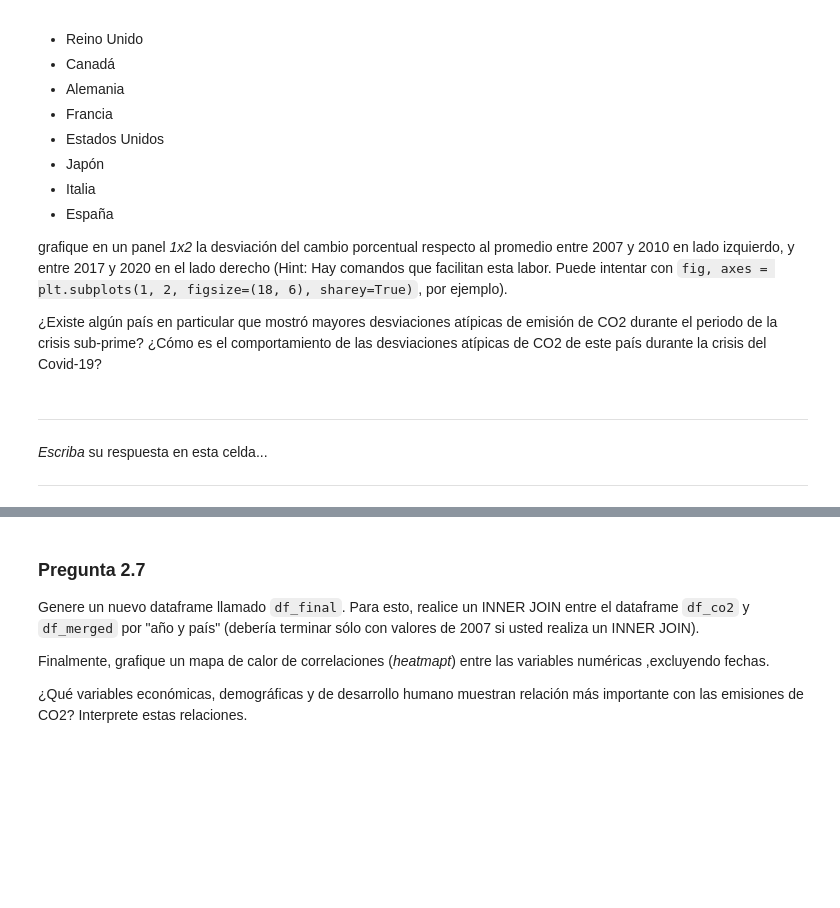
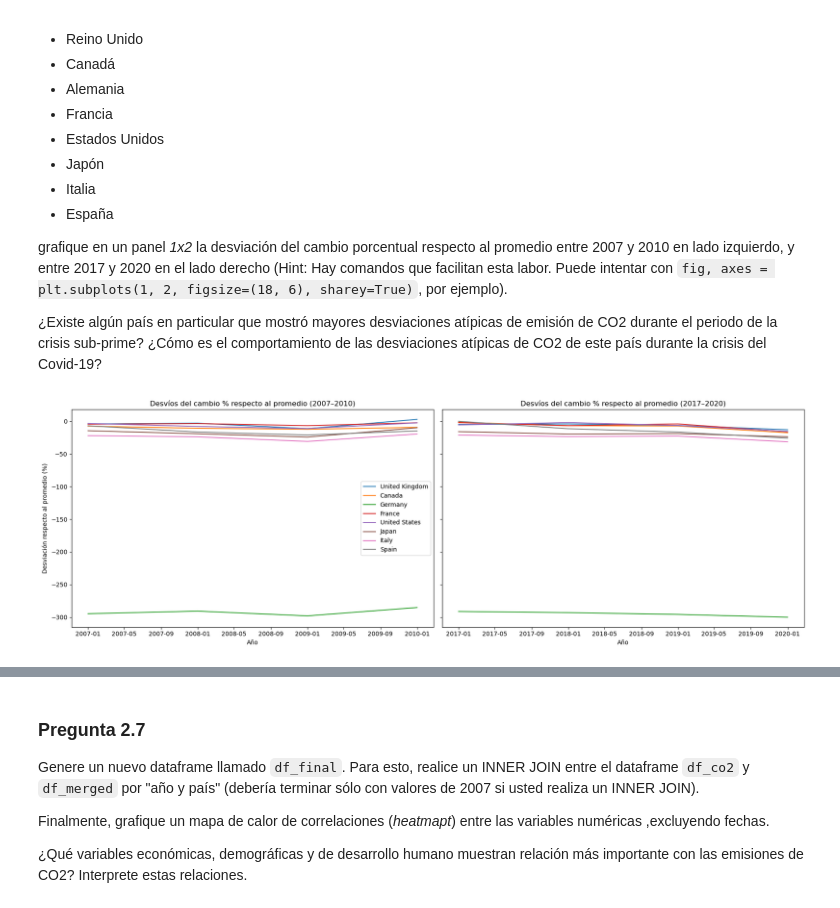
Before and after one commit to GabOqueli-16062022/Aplicaciones_Machine_Learning_economia, a Jupyter notebook: Tarea I/Tarea_1.ipynb, the cells around one changed output, grey strips where cells are left out. Drawn from its saved outputs; the diff is of its cells as text; code cells hidden in the pictures; blank space fills up the shorter version.

```diff
--- a/Tarea I/Tarea_1.ipynb
+++ b/Tarea I/Tarea_1.ipynb
@@ -1239,12 +1339,32 @@ Luego, para los siguientes países:
 grafique en un panel _1x2_ la desviación del cambio porcentual respecto al promedio entre 2007 y 2010 en lado izquierdo, y entre 2017 y 2020 en el lado derecho (Hint: Hay comandos que facilitan esta labor. Puede intentar con `fig, axes = plt.subplots(1, 2, figsize=(18, 6), sharey=True)`, por ejemplo).
 
 ¿Existe algún país en particular que mostró mayores desviaciones atípicas de emisión de CO2 durante el periodo de la crisis sub-prime? ¿Cómo es el comportamiento de las desviaciones atípicas de CO2 de este país durante la crisis del Covid-19?
-# %% [markdown]
----
-
-
-*Escriba* su respuesta en esta celda...
-
-
-
----
+# %%
+media_x_country = df_co2.groupby('Country')['pct_change_total'].transform('mean') # Calcular el promedio del cambio porcentual por país
+df_co2['desvio_pct'] = df_co2['pct_change_total'] - media_x_country # Crear nueva serie: desviación del cambio respecto al promedio de cada país
+# Seleccionar países objetivo
+paises_objetivo = ['United Kingdom', 'Canada', 'Germany', 'France', 'United States', 'Japan', 'Italy', 'Spain']
+df_filtrado = df_co2[df_co2['Country'].isin(paises_objetivo)].copy()
+# Separar periodos: crisis subprime y covid
+periodo_subprime = df_filtrado[(df_filtrado['Year'].dt.year >= 2007) & (df_filtrado['Year'].dt.year <= 2010)]
+periodo_covid = df_filtrado[(df_filtrado['Year'].dt.year >= 2017) & (df_filtrado['Year'].dt.year <= 2020)]
+# Graficar en panel 1x2 con ejes compartidos
+fig, axes = plt.subplots(1, 2, figsize=(18, 6), sharey=True)
+# Gráfico izquierda: crisis subprime
+for pais in paises_objetivo:
+    data = periodo_subprime[periodo_subprime['Country'] == pais]
+    axes[0].plot(data['Year'], data['desvio_pct'], label=pais)
+axes[0].set_title('Desvíos del cambio % respecto al promedio (2007–2010)')
+axes[0].set_xlabel('Año')
+axes[0].set_ylabel('Desviación respecto al promedio (%)')
+axes[0].legend()
+# Gráfico derecha: crisis Covid-19
+for pais in paises_objetivo:
+    data = periodo_covid[periodo_covid['Country'] == pais]
+    axes[1].plot(data['Year'], data['desvio_pct'], label=pais)
+axes[1].set_title('Desvíos del cambio % respecto al promedio (2017–2020)')
+axes[1].set_xlabel('Año')
+plt.tight_layout()
+plt.show()
+# %% [output]
+[figure, added]
```
Also changed, not shown: parts of 14 cells of this notebook.
